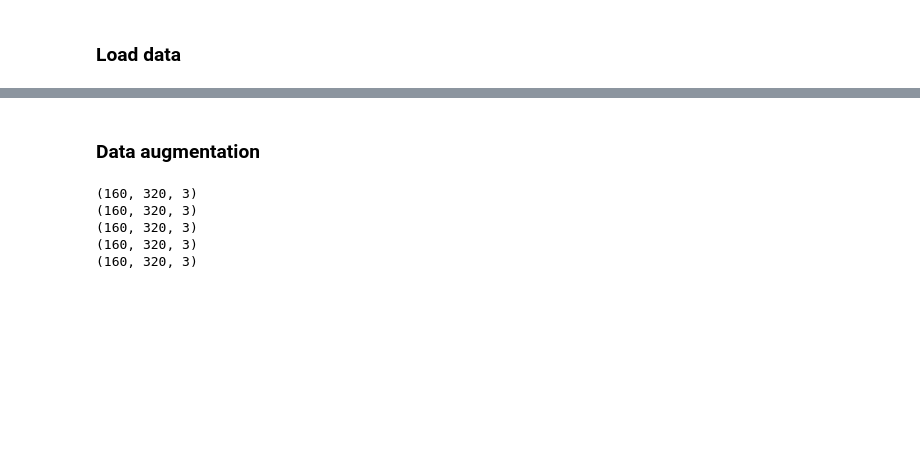
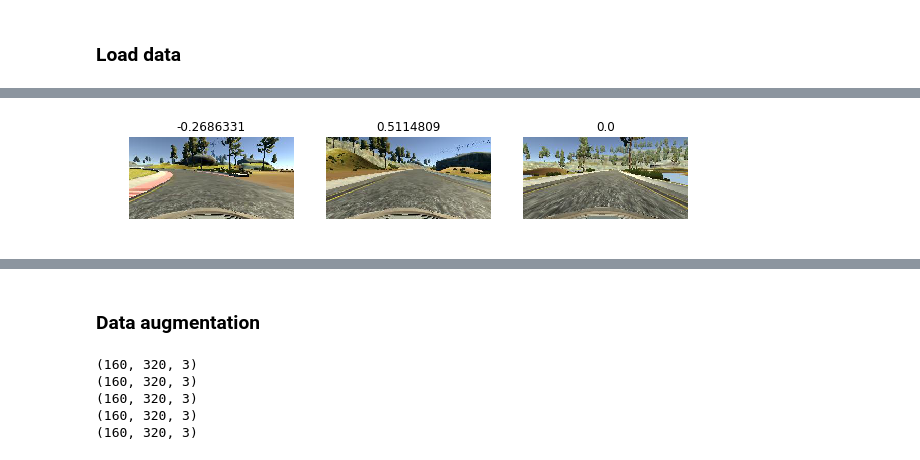
Before and after one commit to husams/Behavioral-Cloning, a Jupyter notebook: nvida.ipynb, the cells around one changed output, grey strips where cells are left out. Cells and saved outputs as stored; diff of their text form; code cells hidden in the pictures; blank space fills up the shorter version.

```diff
--- a/nvida.ipynb
+++ b/nvida.ipynb
@@ -94,0 +102,28 @@ plt.imshow(image[:,:,0], cmap='gray')
+# %%
+def plot_images(images, angles, labels=None):
+    size = len(images)
+    plt.figure(figsize=(10,10))
+    for i in range(0,size):
+        plt.subplot(1,3, i+1)
+        if labels is None:
+            plt.title(str(angles[i]))
+        else:
+            plt.title(labels[i] + " : " + str(angles[i]))
+        plt.imshow(images[i], cmap="gray")
+        plt.axis('off')
+
+images = []
+angles = []
+image, angle = center_image(data,0)
+images.append(image)
+angles.append(angle)
+image, angle = center_image(data,3)
+images.append(image)
+angles.append(angle)
+image, angle = center_image(data,4)
+images.append(image)
+angles.append(angle)
+
+plot_images(images, angles)
+# %% [output]
+[figure, added]
```
Also changed, not shown: parts of 12 cells of this notebook, 3 other files.
